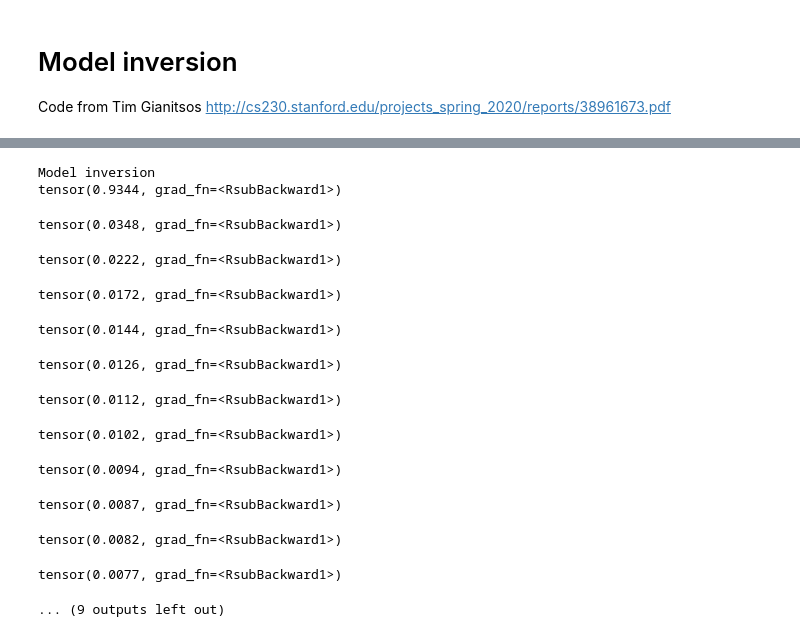
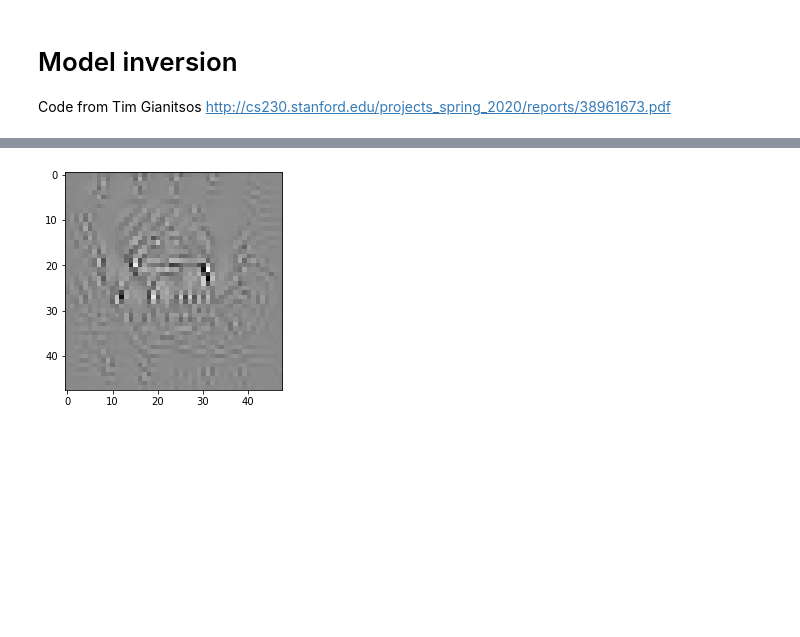
Before and after one commit to callanhoskins/emoji-gan, a Jupyter notebook: Conditional Self-Attention GAN/model_inversion.ipynb, the cells around one changed output, grey strips where cells are left out. Cells and saved outputs as stored; diff of their text form; code cells hidden in the pictures; blank space fills up the shorter version.

```diff
--- a/Conditional Self-Attention GAN/model_inversion.ipynb
+++ b/Conditional Self-Attention GAN/model_inversion.ipynb
@@ -251,18 +210,5 @@ tensor(0.4337, grad_fn=<RsubBackward1>)
 # %%
-model_invert(3, num_step, 0.01, model)
+model_invert(class_to_idx['disgust'], max_steps, 0.01, model)
 # %% [output]
-Model inversion
-tensor(0.9344, grad_fn=<RsubBackward1>)
-tensor(0.0348, grad_fn=<RsubBackward1>)
-tensor(0.0222, grad_fn=<RsubBackward1>)
-tensor(0.0172, grad_fn=<RsubBackward1>)
-tensor(0.0144, grad_fn=<RsubBackward1>)
-tensor(0.0126, grad_fn=<RsubBackward1>)
-tensor(0.0112, grad_fn=<RsubBackward1>)
-tensor(0.0102, grad_fn=<RsubBackward1>)
-tensor(0.0094, grad_fn=<RsubBackward1>)
-tensor(0.0087, grad_fn=<RsubBackward1>)
-tensor(0.0082, grad_fn=<RsubBackward1>)
-tensor(0.0077, grad_fn=<RsubBackward1>)
-... (9 outputs left out)
+[figure, added]
 # %%
```
Also changed, not shown: parts of 28 cells of this notebook.
